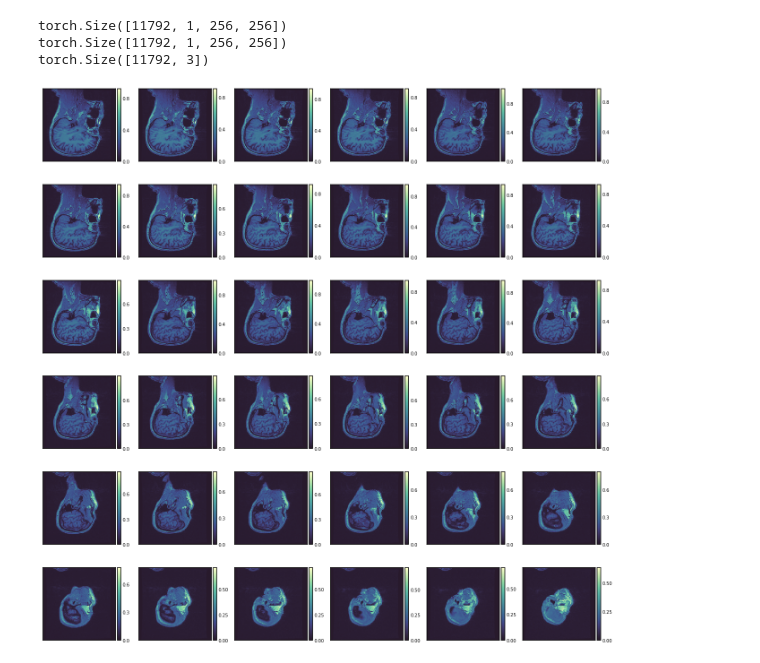
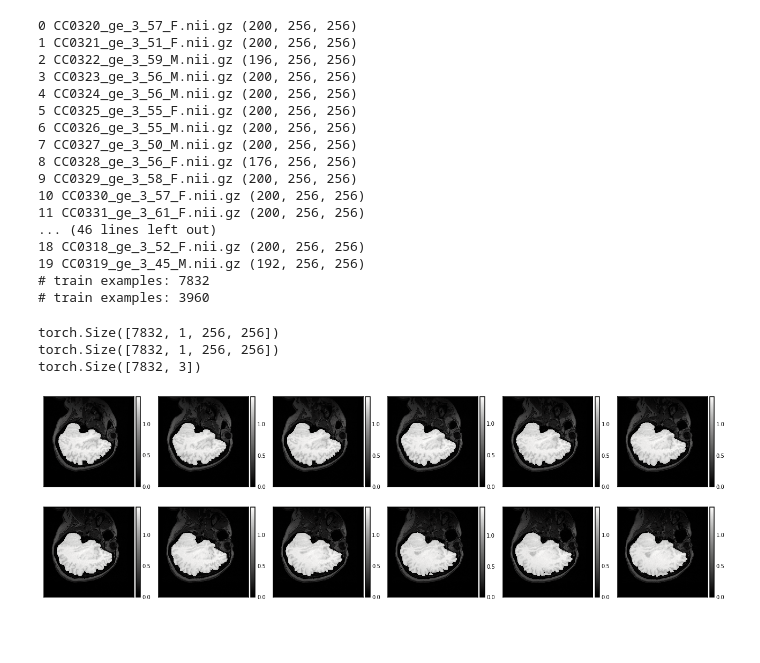
Before and after one commit to iserh/uda, a Jupyter notebook: notebooks/data_analysis.ipynb, the cells around one changed output. Cells and saved outputs as stored; diff of their text form; code cells hidden in the pictures; blank space fills up the shorter version.

Commit message:
Data analysis & unet training

```diff
--- a/notebooks/data_analysis.ipynb
+++ b/notebooks/data_analysis.ipynb
@@ -31,19 +8,40 @@ print("# examples:", len(dataset))
-# %%
-dataloader = DataLoader(dataset, batch_size=len(dataset), shuffle=False, num_workers=0)
-
-x, y, z = next(iter(dataloader))
-print(x.shape)
-print(y.shape)
-print(z.shape)
-# %% [output]
-torch.Size([11792, 1, 256, 256])
-torch.Size([11792, 1, 256, 256])
-torch.Size([11792, 3])
+# %%
+train_dataset = CalgaryCampinasDataset(data_dir, site=2, fold=1, train=True)
+test_dataset = CalgaryCampinasDataset(data_dir, site=2, fold=1, train=False)
+
+print("# train examples:", len(train_dataset))
+print("# train examples:", len(test_dataset))
+# %% [output]
+0 CC0320_ge_3_57_F.nii.gz (200, 256, 256)
+1 CC0321_ge_3_51_F.nii.gz (200, 256, 256)
+2 CC0322_ge_3_59_M.nii.gz (196, 256, 256)
+3 CC0323_ge_3_56_M.nii.gz (200, 256, 256)
+4 CC0324_ge_3_56_M.nii.gz (200, 256, 256)
+5 CC0325_ge_3_55_F.nii.gz (200, 256, 256)
+6 CC0326_ge_3_55_M.nii.gz (200, 256, 256)
+7 CC0327_ge_3_50_M.nii.gz (200, 256, 256)
+8 CC0328_ge_3_56_F.nii.gz (176, 256, 256)
+9 CC0329_ge_3_58_F.nii.gz (200, 256, 256)
+10 CC0330_ge_3_57_F.nii.gz (200, 256, 256)
+11 CC0331_ge_3_61_F.nii.gz (200, 256, 256)
+... (46 lines left out)
+18 CC0318_ge_3_52_F.nii.gz (200, 256, 256)
+19 CC0319_ge_3_45_M.nii.gz (192, 256, 256)
+# train examples: 7832
+# train examples: 3960
+# %%
+print(train_dataset.data.shape)
+print(train_dataset.label.shape)
+print(train_dataset.voxel_dim.shape)
+# %% [output]
+torch.Size([7832, 1, 256, 256])
+torch.Size([7832, 1, 256, 256])
+torch.Size([7832, 3])
 # %%
 COLS = 6
-N = 128
-M = N + COLS**2
+N = 64
+M = N + COLS*2
 
-g = isns.ImageGrid(list(x[N:M].squeeze()), col_wrap=COLS)
+g = isns.ImageGrid(list((train_dataset.data + train_dataset.label)[N:M].squeeze()), col_wrap=COLS, cmap='gray')
 # %% [output]
-[figure, old version]
+[figure, new version]
```
Also changed, not shown: parts of 20 cells of this notebook, 2 other files.
